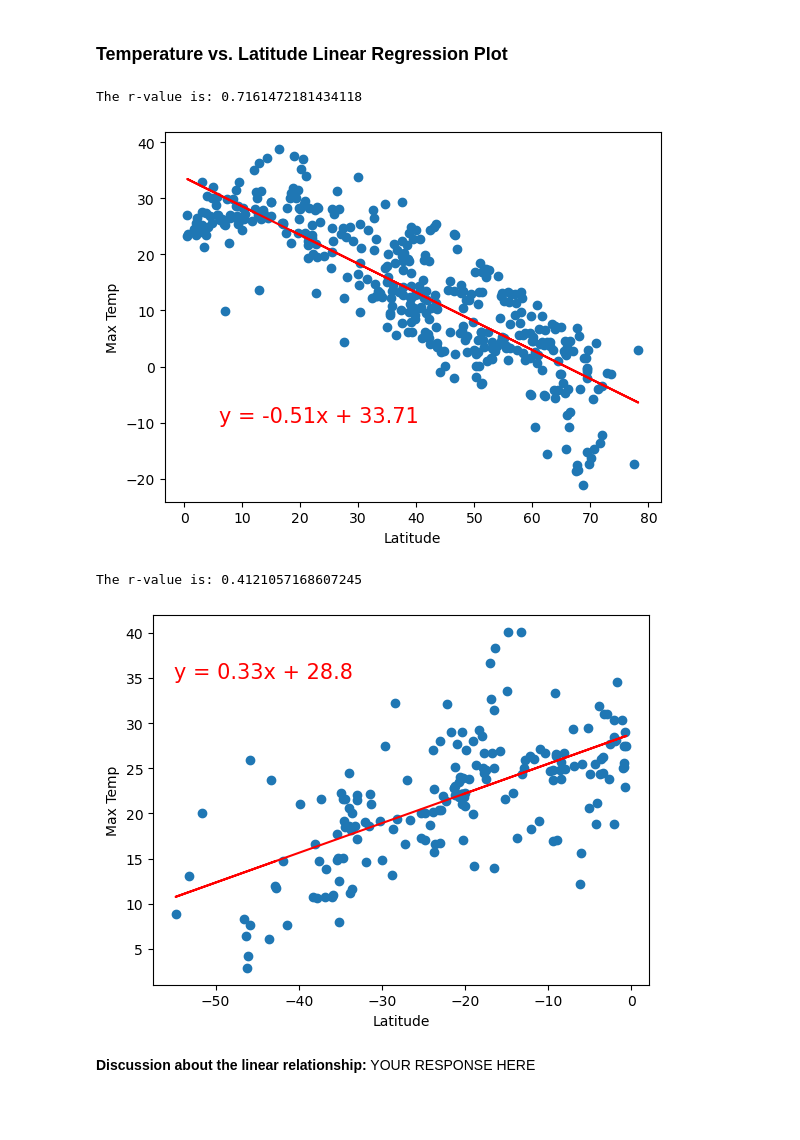
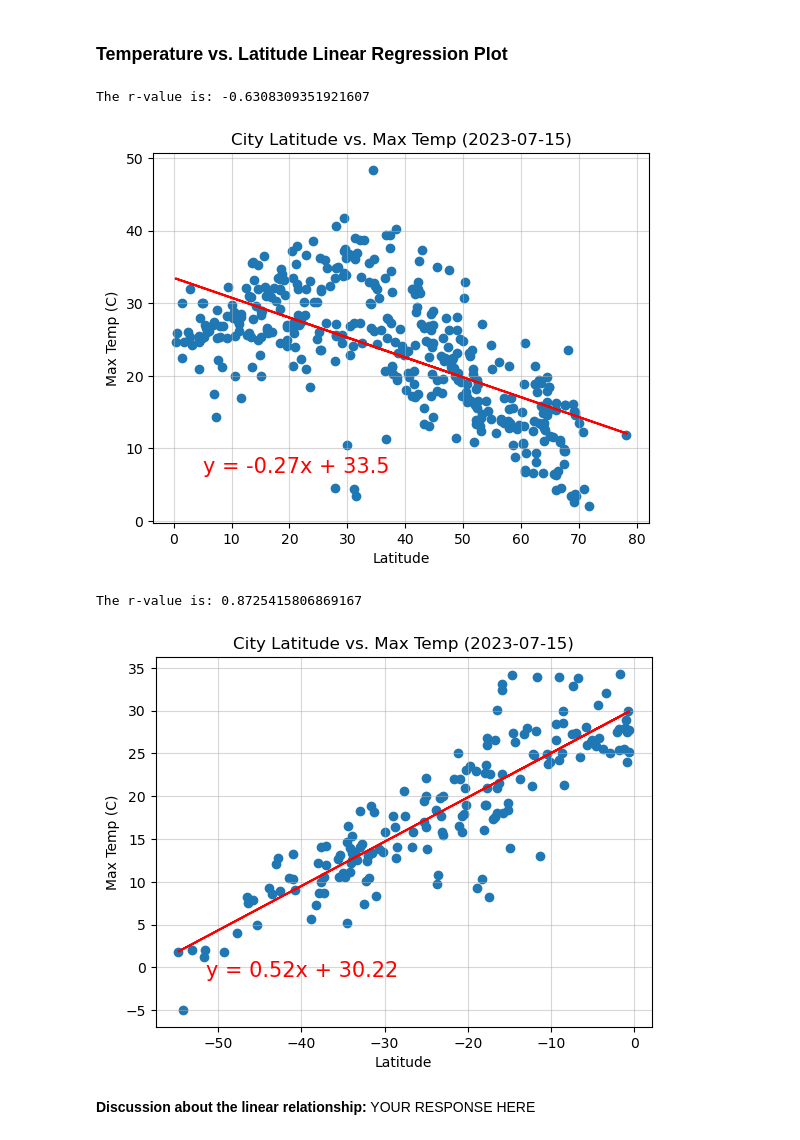
Before and after one commit to emilyshewcraft/python-api-challenge, a Jupyter notebook: WeatherPy/WeatherPy.ipynb, the cells around one changed output. Drawn from its saved outputs; the diff is of its cells as text; code cells hidden in the pictures; blank space fills up the shorter version.

Commit message:
completed plots for WeatherPy requirement 2

```diff
--- a/WeatherPy/WeatherPy.ipynb
+++ b/WeatherPy/WeatherPy.ipynb
@@ -303,6 +328,6 @@ plt.show()
 # %%
 # Create a DataFrame with the Northern Hemisphere data (Latitude >= 0)
-# YOUR CODE HERE
+northern_hemi_df = city_data_df[city_data_df["Lat"] >= 0].reset_index()
 
 # Display sample data
 northern_hemi_df.head()
@@ -332,16 +355,16 @@ southern_hemi_df.head()
 ###  Temperature vs. Latitude Linear Regression Plot
 # %%
 # Linear regression on Northern Hemisphere
-# YOUR CODE HERE
+linear_regression(northern_hemi_df, "Lat", "Max Temp")
 # %% [output]
-The r-value is: 0.7161472181434118
+The r-value is: -0.6308309351921607
-[figure, old version]
+[figure, new version]
 # %%
 # Linear regression on Southern Hemisphere
-# YOUR CODE HERE
+linear_regression(southern_hemi_df, "Lat", "Max Temp")
 # %% [output]
-The r-value is: 0.4121057168607245
+The r-value is: 0.8725415806869167
-[figure, old version]
+[figure, new version]
 # %% [markdown]
 **Discussion about the linear relationship:** YOUR RESPONSE HERE
 # %% [markdown]
```
Also changed, not shown: parts of 14 cells of this notebook.
